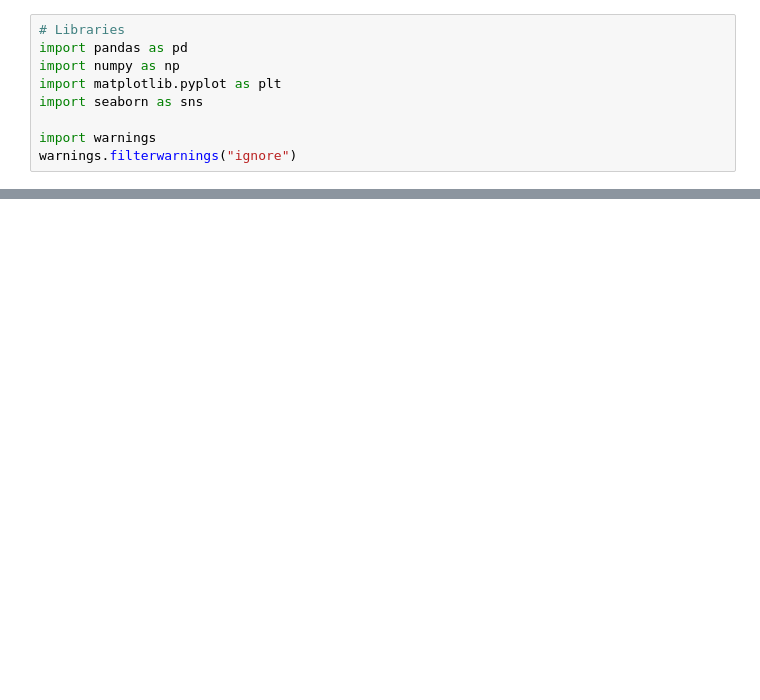
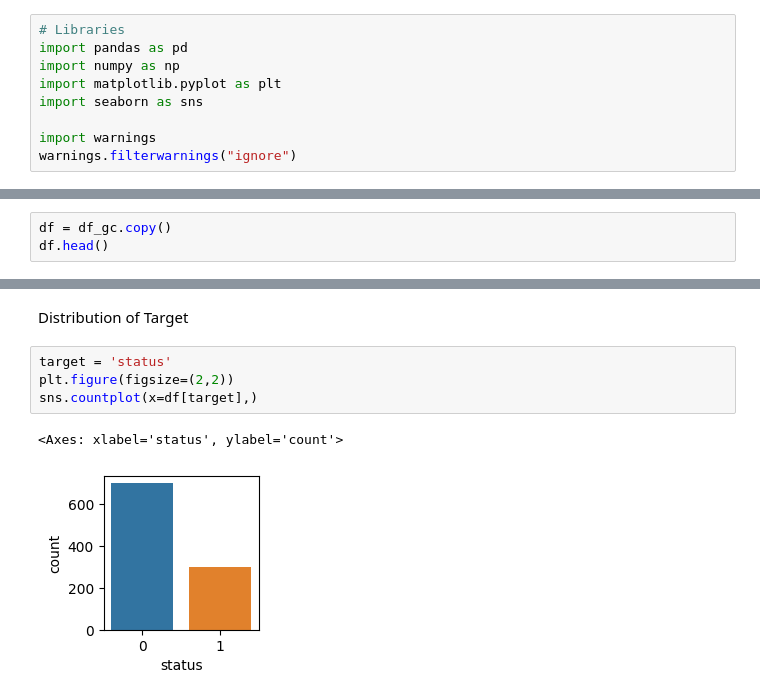
Before and after one commit to ameyak2310/Classifier_GermanCreditRating, a Jupyter notebook: notebooks/eda.ipynb, the cells around one changed output, grey strips where cells are left out. Drawn from its saved outputs; the diff is of its cells as text; blank space fills up the shorter version.

```diff
--- a/notebooks/eda.ipynb
+++ b/notebooks/eda.ipynb
@@ -352,0 +37,3 @@ weighted avg       0.78      0.58      0.58       300
+# %%
+df = df_gc.copy()
+df.head()
@@ -352,0 +85,9 @@ weighted avg       0.78      0.58      0.58       300
+# %% [markdown]
+Distribution of Target
+# %%
+target = 'status'
+plt.figure(figsize=(2,2))
+sns.countplot(x=df[target],)
+# %% [output]
+<Axes: xlabel='status', ylabel='count'>
+[figure, added]
```
Also changed, not shown: parts of 36 cells of this notebook, 3 other files.
